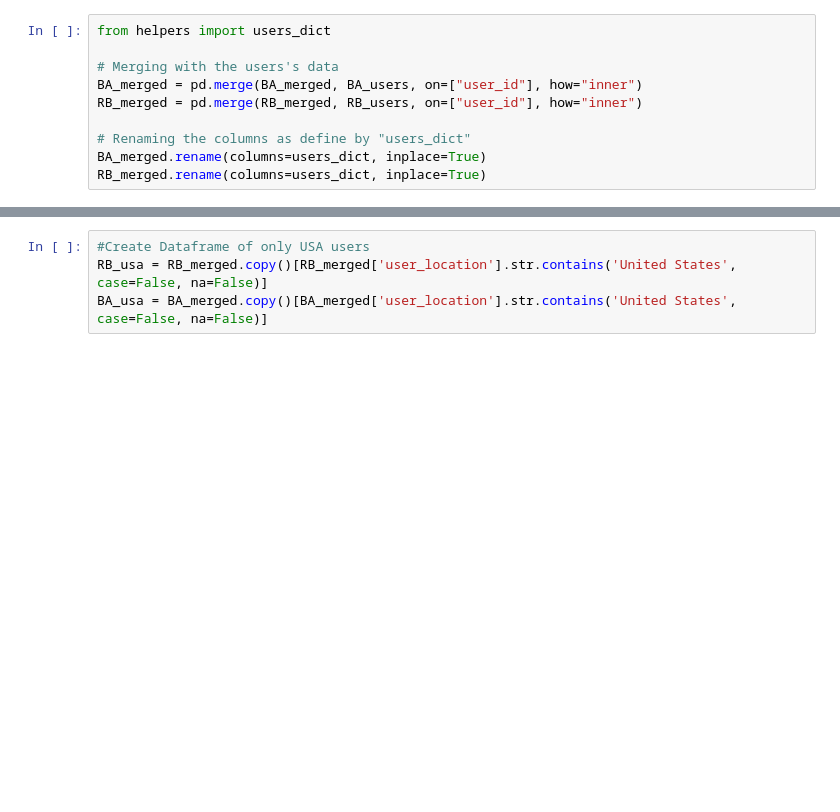
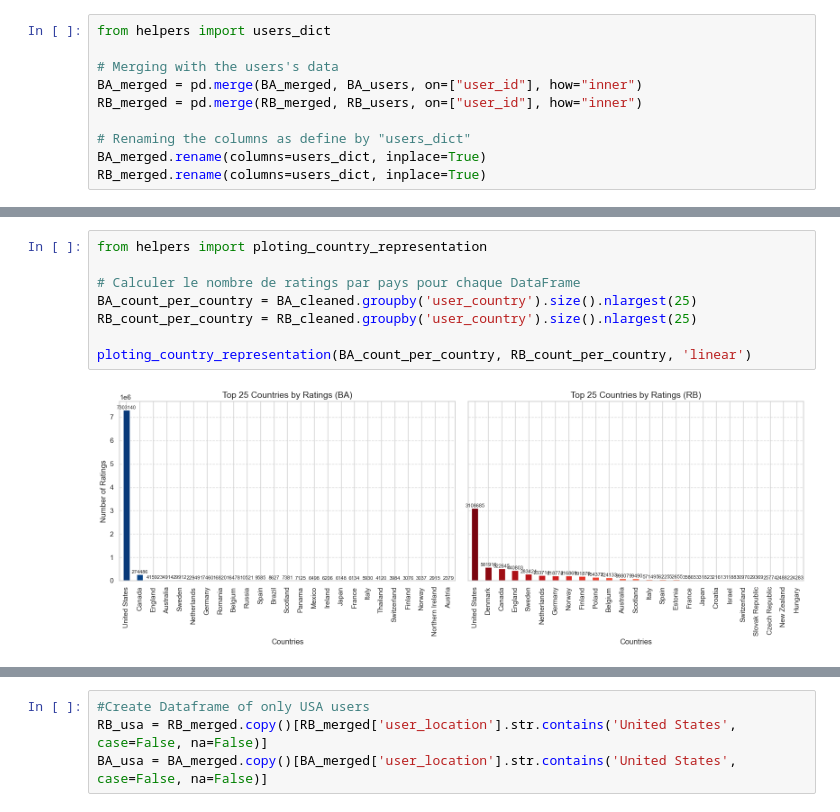
Before and after one commit to epfl-ada/ada-2024-project-casiervert952, a Jupyter notebook: analysis.ipynb, the cells around one changed output, grey strips where cells are left out. Saved outputs shown, nothing was run; the diff lists cells and outputs as text; blank space fills up the shorter version.

```diff
--- a/analysis.ipynb
+++ b/analysis.ipynb
@@ -192,0 +305,10 @@ Indeed, we are given two different but very similar datasets to perform our anal
+# %%
+from helpers import ploting_country_representation
+
+# Calculer le nombre de ratings par pays pour chaque DataFrame
+BA_count_per_country = BA_cleaned.groupby('user_country').size().nlargest(25)
+RB_count_per_country = RB_cleaned.groupby('user_country').size().nlargest(25)
+
+ploting_country_representation(BA_count_per_country, RB_count_per_country, 'linear')
+# %% [output]
+[figure, added]
```
Also changed, not shown: parts of 29 cells of this notebook.
